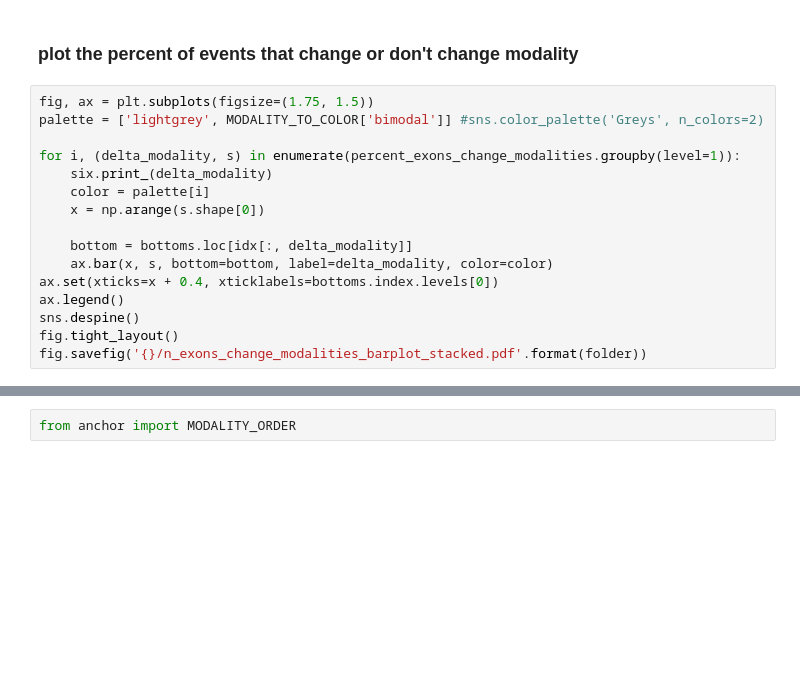
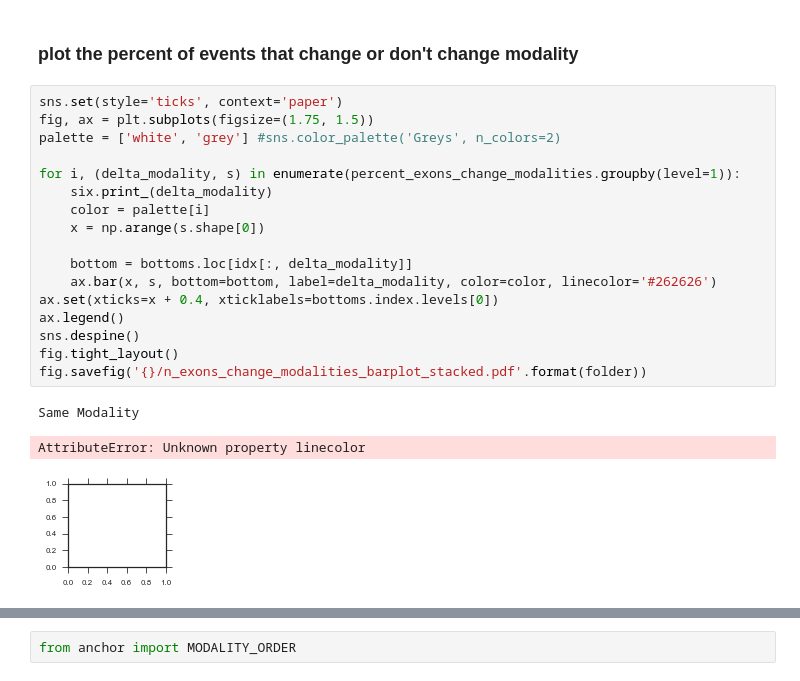
Before and after one commit to YeoLab/singlecell_pnm, a Jupyter notebook: 5._Figure_5/5.00_Figure_5A_modality_heatmap.ipynb, the cells around one changed output, grey strips where cells are left out. Cells and saved outputs as stored; diff of their text form; blank space fills up the shorter version.

Commit message:
change plot of whether or not exons change modality to black and white

```diff
--- a/5._Figure_5/5.00_Figure_5A_modality_heatmap.ipynb
+++ b/5._Figure_5/5.00_Figure_5A_modality_heatmap.ipynb
@@ -90,21 +135,26 @@ bottoms
 # %% [markdown]
 ### plot the percent of events that change or don't change modality
 # %%
+sns.set(style='ticks', context='paper')
 fig, ax = plt.subplots(figsize=(1.75, 1.5))
-palette = ['lightgrey', MODALITY_TO_COLOR['bimodal']] #sns.color_palette('Greys', n_colors=2)
+palette = ['white', 'grey'] #sns.color_palette('Greys', n_colors=2)
 
 for i, (delta_modality, s) in enumerate(percent_exons_change_modalities.groupby(level=1)):
     six.print_(delta_modality)
     color = palette[i]
     x = np.arange(s.shape[0])
 
     bottom = bottoms.loc[idx[:, delta_modality]]
-    ax.bar(x, s, bottom=bottom, label=delta_modality, color=color)
+    ax.bar(x, s, bottom=bottom, label=delta_modality, color=color, linecolor='#262626')
 ax.set(xticks=x + 0.4, xticklabels=bottoms.index.levels[0])
 ax.legend()
 sns.despine()
 fig.tight_layout()
 fig.savefig('{}/n_exons_change_modalities_barplot_stacked.pdf'.format(folder))
+# %% [output]
+Same Modality
+AttributeError: Unknown property linecolor
+[figure, added]
 # %%
 rows = (modality_transitions.phenotype_x == 'iPSC') & (modality_transitions.phenotype_y == 'MN')
 ipsc_mn_modalities = modality_transitions.loc[rows]
```
Also changed, not shown: parts of 31 cells of this notebook, 1 other file.
